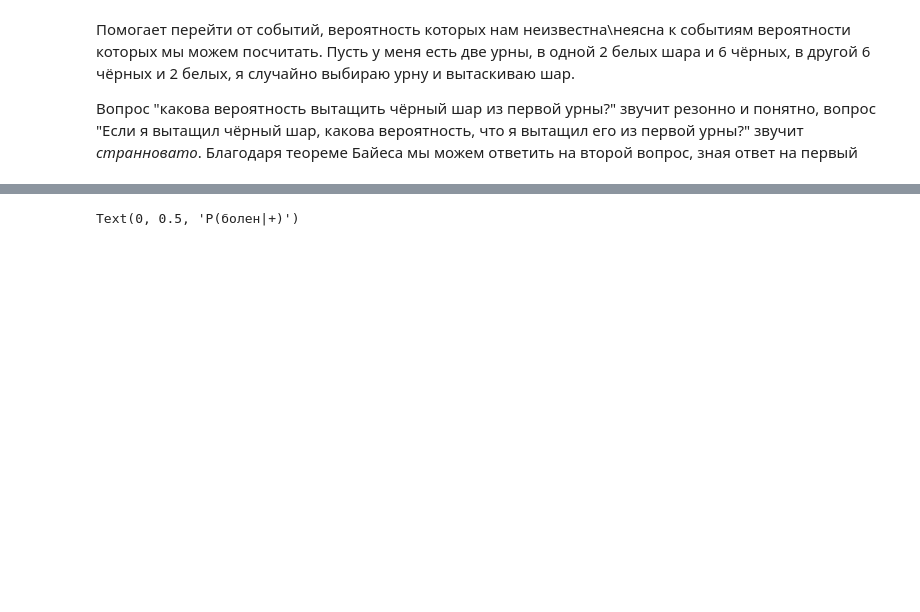
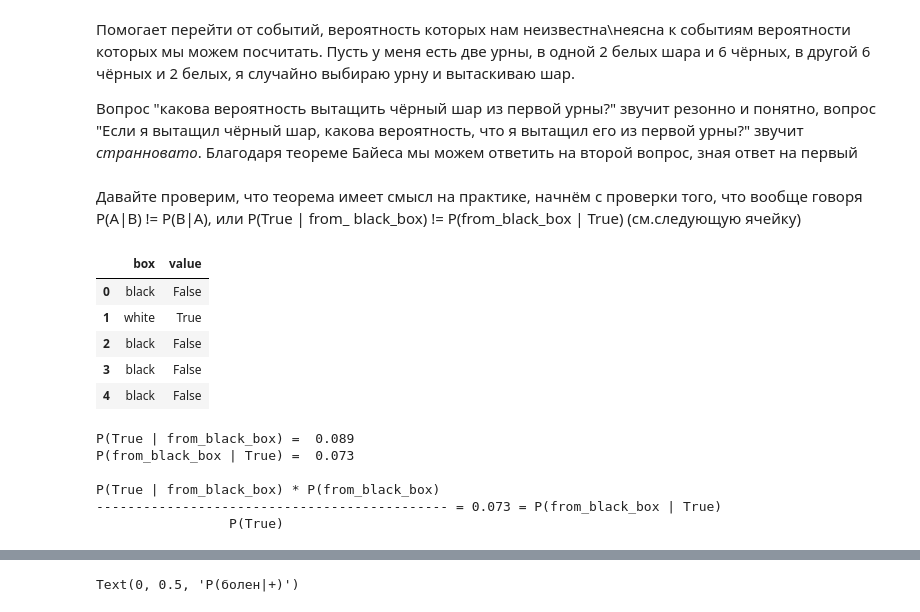
Before and after one commit to kokamido/ml2023, a Jupyter notebook: 01-IntroML/IntroML.ipynb, the cells around one changed output, grey strips where cells are left out. Saved outputs shown, nothing was run; the diff lists cells and outputs as text; code cells hidden in the pictures; blank space fills up the shorter version.

```diff
--- a/01-IntroML/IntroML.ipynb
+++ b/01-IntroML/IntroML.ipynb
@@ -540,6 +541,60 @@ accuracy_score(y_clf, clf_dtc.predict(X_clf))
 Помогает перейти от событий, вероятность которых нам неизвестна\неясна к событиям вероятности которых мы можем посчитать. Пусть у меня есть две урны, в одной 2 белых шара и 6 чёрных, в другой 6 чёрных и 2 белых, я случайно выбираю урну и вытаскиваю шар.
 
 Вопрос "какова вероятность вытащить чёрный шар из первой урны?" звучит резонно и понятно, вопрос "Если я вытащил чёрный шар, какова вероятность, что я вытащил его из первой урны?" звучит *странновато*. Благодаря теореме Байеса мы можем ответить на второй вопрос, зная ответ на первый
+# %% [markdown]
+Давайте проверим, что теорема имеет смысл на практике, начнём с проверки того, что вообще говоря P(A|B) != P(B|A), или P(True | from_ black_box) != P(from_black_box | True) (см.следующую ячейку)
+# %%
+def get_from_black_box():
+    return random.random() > 0.9
+
+def get_from_white_box():
+    return random.random() > 0.1
+
+def get_dataset(num):
+    res = []
+    for _ in range(num):
+        if random.random() > 0.5:
+            res.append({
+                'box': 'black',
+                'value': get_from_black_box()
+            })
+        else:
+            res.append({
+                'box': 'white',
+                'value': get_from_white_box()
+            })
+    return pd.DataFrame().from_records(res)
+# %%
+random.seed(1234)
+df = get_dataset(100)
+df.head()
+# %% [output]
+|  | box | value |
+| 0 | black | False |
+| 1 | white | True |
+| 2 | black | False |
+| 3 | black | False |
+| 4 | black | False |
+# %%
+true_values = df[df['value']]
+black_box_values = df[df['box']=='black']
+
+p_true_if_black = black_box_values['value'].sum() / len(black_box_values)
+p_black_if_true = sum(true_values['box'] == 'black') / len(true_values)
+p_black = sum(df['box']=='black') / len(df)
+p_true = sum(df['value']) / len(df)
+
+p_bayes = round(p_true_if_black * p_black / p_true, 3)
+print(f'P(True | from_black_box) = ', round(p_true_if_black, 3))
+print(f'P(from_black_box | True) = ', round(p_black_if_true, 3))
+print(f'\nP(True | from_black_box) * P(from_black_box)\n--------------------------------------------- = {p_bayes} = P(from_black_box | True)\n                 P(True)')
+# %% [output]
+P(True | from_black_box) =  0.089
+P(from_black_box | True) =  0.073
+
+P(True | from_black_box) * P(from_black_box)
+--------------------------------------------- = 0.073 = P(from_black_box | True)
+                 P(True)
 # %% [markdown]
 ### Пример
 Честно украден [отсюда](https://alexanderdyakonov.wordpress.com/2015/10/12/%D1%84%D0%BE%D1%80%D0%BC%D1%83%D0%BB%D0%B0-%D0%B1%D0%B0%D0%B9%D0%B5%D1%81%D0%B0/)
```
Also changed, not shown: parts of 1 cell of this notebook.
